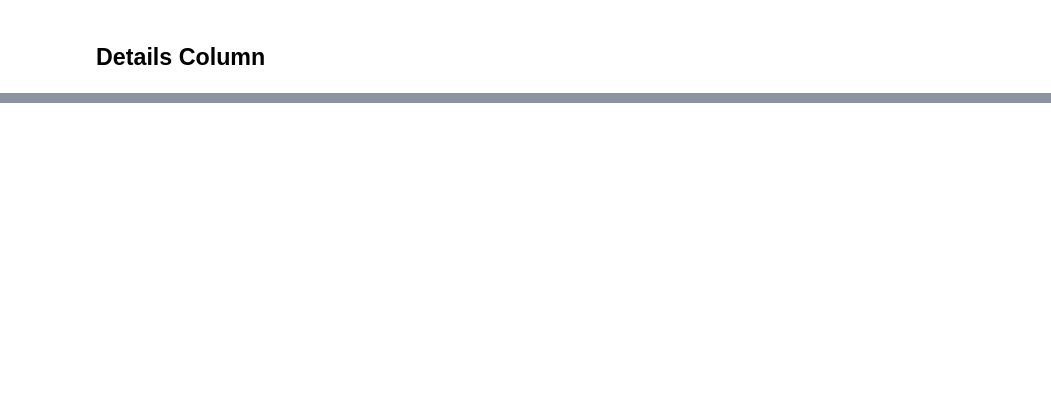
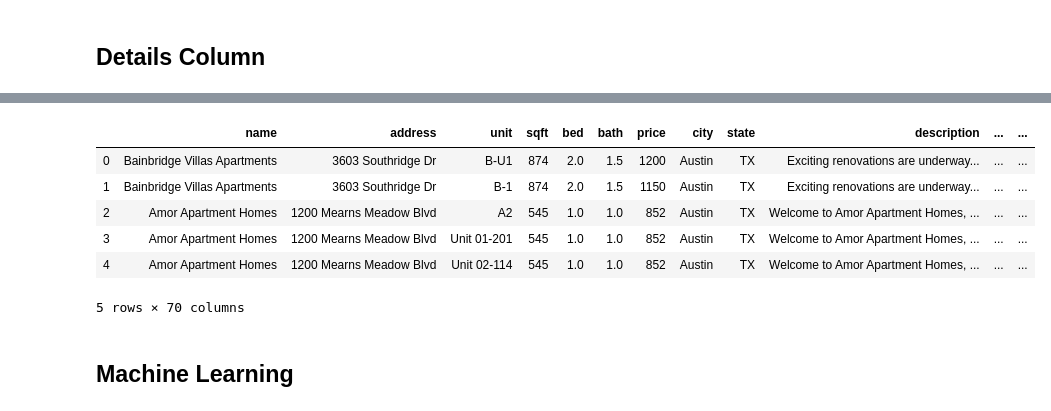
Before and after one commit to datapointchris/etl-housing, a Jupyter notebook: trulia_csv_to_nlp.ipynb, the cells around one changed output, grey strips where cells are left out. Cells and saved outputs as stored; diff of their text form; code cells hidden in the pictures; blank space fills up the shorter version.

```diff
--- a/trulia_csv_to_nlp.ipynb
+++ b/trulia_csv_to_nlp.ipynb
@@ -105,0 +134,14 @@ df.sample(10)
+# %%
+df = pd.get_dummies(df, columns=['zipcode'], drop_first=True)
+# %%
+df.head()
+# %% [output]
+|  | name | address | unit | sqft | bed | bath | price | city | state | description | ... | ... |
+| 0 | Bainbridge Villas Apartments | 3603 Southridge Dr | B-U1 | 874 | 2.0 | 1.5 | 1200 | Austin | TX | Exciting renovations are underway... | ... | ... |
+| 1 | Bainbridge Villas Apartments | 3603 Southridge Dr | B-1 | 874 | 2.0 | 1.5 | 1150 | Austin | TX | Exciting renovations are underway... | ... | ... |
+| 2 | Amor Apartment Homes | 1200 Mearns Meadow Blvd | A2 | 545 | 1.0 | 1.0 | 852 | Austin | TX | Welcome to Amor Apartment Homes, ... | ... | ... |
+| 3 | Amor Apartment Homes | 1200 Mearns Meadow Blvd | Unit 01-201 | 545 | 1.0 | 1.0 | 852 | Austin | TX | Welcome to Amor Apartment Homes, ... | ... | ... |
+| 4 | Amor Apartment Homes | 1200 Mearns Meadow Blvd | Unit 02-114 | 545 | 1.0 | 1.0 | 852 | Austin | TX | Welcome to Amor Apartment Homes, ... | ... | ... |
+5 rows × 70 columns
+# %% [markdown]
+## Machine Learning
```
Also changed, not shown: parts of 27 cells of this notebook, 4 other files.
